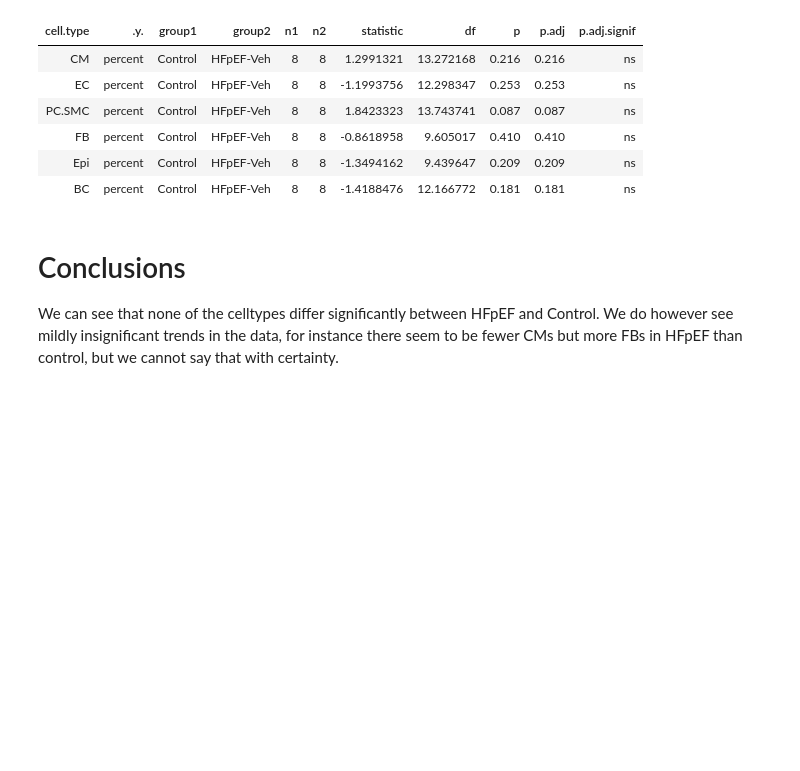
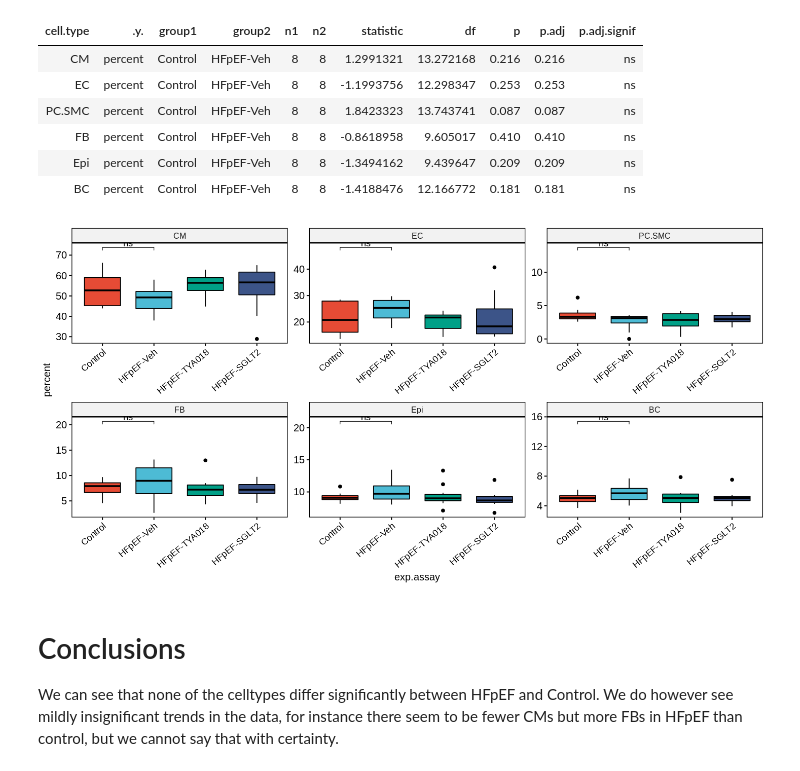
Before and after one commit to Matthew1309/Intuitions, a Jupyter notebook: Linear_regression/t-Test/t-Test.ipynb, the cells around one changed output. Cells and saved outputs as stored; diff of their text form; code cells hidden in the pictures; blank space fills up the shorter version.

Commit message:
Testing final plot of t-Test

```diff
--- a/Linear_regression/t-Test/t-Test.ipynb
+++ b/Linear_regression/t-Test/t-Test.ipynb
@@ -290,24 +290,26 @@ stat.test <- data.stats %>%
 # %%
 # This just adds a couple of columns to be used
 # with the stat_pvalue_manual ggplot2 function
 # below
 stat.test <- stat.test %>% add_xy_position(x = "exp.assay")
 stat.test$xmax <- rep(2, dim(stat.test)[1])
 
 # Plotting it from https://www.datanovia.com/en/blog/how-to-perform-multiple-t-test-in-r-for-different-variables/
 options(repr.plot.width=12, repr.plot.height=6)
 plot.bulk.diff <- ggboxplot(
   data.stats, x = "exp.assay", y = "percent",
   fill = "exp.assay", palette = "npg", legend = "none",
   ggtheme = theme_pubr(border = TRUE)
 ) +
   stat_pvalue_manual(stat.test, label = "p.adj.signif") +
   facet_wrap(~cell.type, scale='free') +
-  theme(axis.text.x = element_text(angle = 40, vjust = 1, hjust=1, lineheight = 0.75, size = 11)); plot.bulk.diff
+  theme(axis.text.x = element_text(angle = 40, vjust = 1, hjust=1, lineheight = 0.75, size = 11)); print(plot.bulk.diff)
 
 ggsave("Peng_boxplot_celltypes_sig.png",plot = plot.bulk.diff,
        path = path.peng.cibersort, width = 13, height = 9,
        units = 'in', )
+# %% [output]
+[figure, added]
 # %% [markdown]
 # Conclusions
 We can see that none of the celltypes differ significantly between HFpEF and Control. We do however see mildly insignificant trends in the data, for instance there seem to be fewer CMs but more FBs in HFpEF than control, but we cannot say that with certainty.
```
